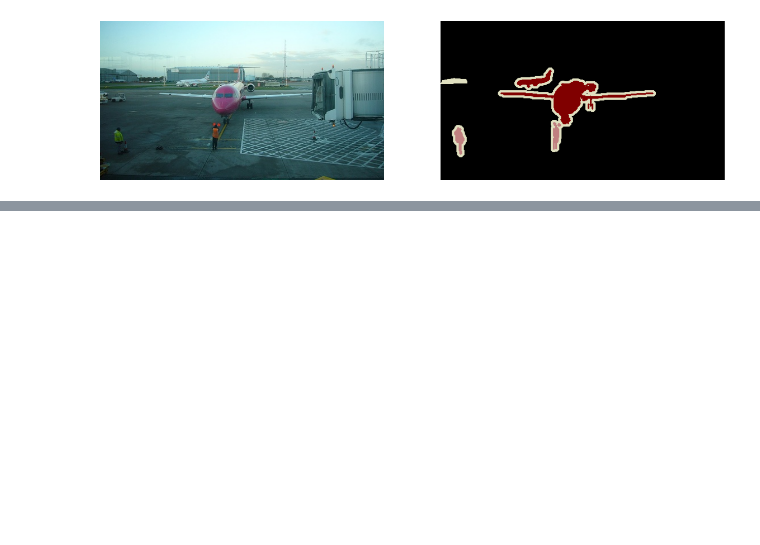
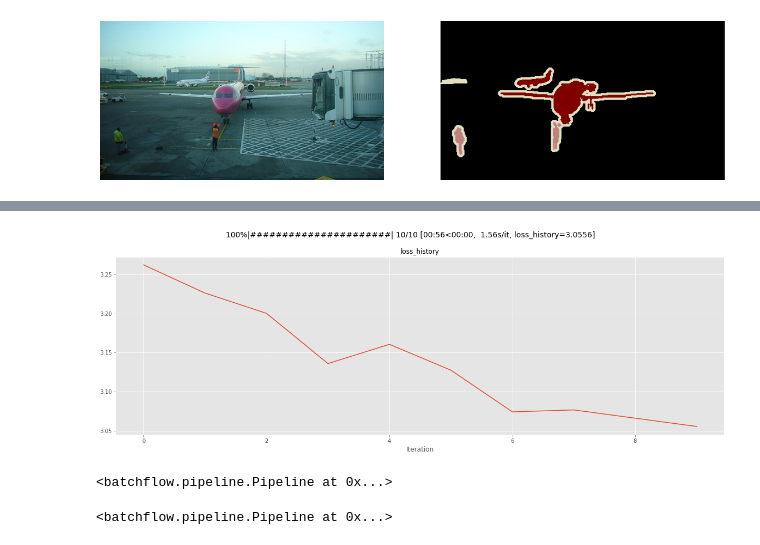
Before and after one commit to AnnaAltynova/imagenette, a Jupyter notebook: imagenette/segmentation_notebooks/pascal.ipynb, the cells around one changed output, grey strips where cells are left out. Saved outputs shown, nothing was run; the diff lists cells and outputs as text; code cells hidden in the pictures; blank space fills up the shorter version.

```diff
--- a/imagenette/segmentation_notebooks/pascal.ipynb
+++ b/imagenette/segmentation_notebooks/pascal.ipynb
@@ -125,20 +140,13 @@ def inference_callback(pipeline, model):
 # %%
 train_template = (
+    preprocessing_template +
     Pipeline()
-    .init_variable('loss_history', [])
-    # .init_variable('inferred_masks', default=[])
-    # .init_variable('val_loss', [])
-    .init_model(name='model', model_class=TorchModel, config=model_config)
+        .init_variable('loss_history', [])
+        .init_model(name='model', model_class=TorchModel, config=model_config)
 
-    .train_model('model',
-                 inputs=B.images, targets=B.masks,
-                 outputs='loss', save_to=V('loss_history', mode='a'))
-
-    # .inference_callback(batch=inference_batch, model=M('model'), save_to=V('val_history', mode='a'))
+        .train_model('model',
+                     inputs=B.images, targets=B.masks,
+                     outputs='loss', save_to=V('loss_history', mode='a'))
 )
 # %%
-train_pipeline = dataset_pipeline + train_template
+train_pipeline = train_template << dataset.train
-# %%
-train_pipeline.run(n_epochs=1, batch_size=64)
-
-inference_pipeline.run(n_iters=3, batch_size=16)
@@ -175,7 +153,7 @@ train_pipeline.v('loss_history')
 # %%
 notifier = {
     'bar': 'n', 'frequency': 1,
-    'graphs': ['loss_history','val_loss'],
+    'graphs': ['loss_history'],
     'file': 'notifier_log.txt',
     'savepath': None
 }
@@ -185,0 +160,5 @@ notifier = {
+# %%
+train_pipeline.run(batch_size=BATCH_SIZE, n_iters=N_ITERS, notifier=notifier)
+# %% [output]
+[figure, added]
+<batchflow.pipeline.Pipeline at 0x...>
@@ -185,0 +190,4 @@ notifier = {
+# %%
+(validation_template << dataset.test).run(batch_size=1, n_iters=1)
+# %% [output]
+<batchflow.pipeline.Pipeline at 0x...>
```
Also changed, not shown: parts of 17 cells of this notebook.
